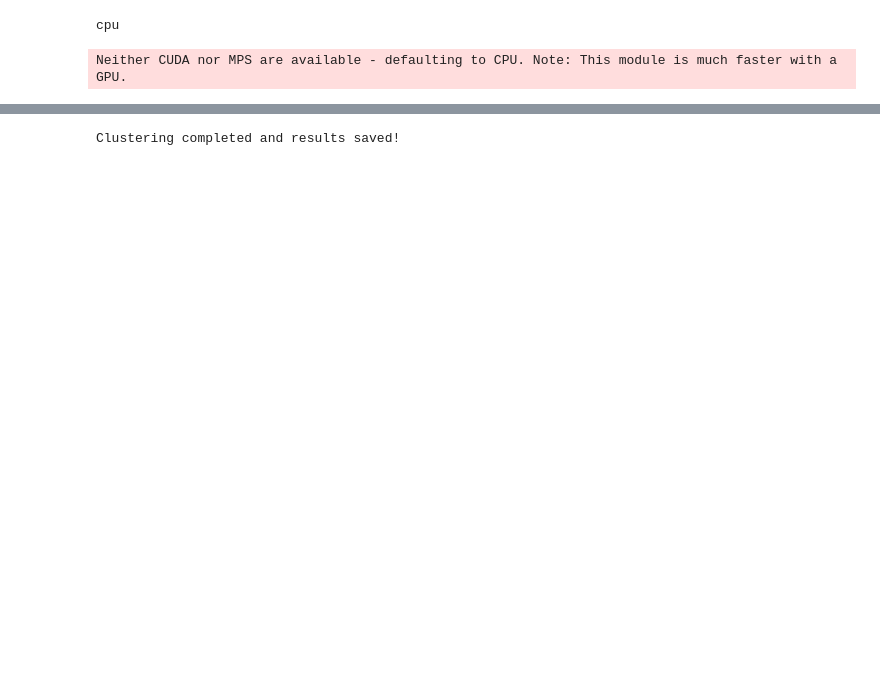
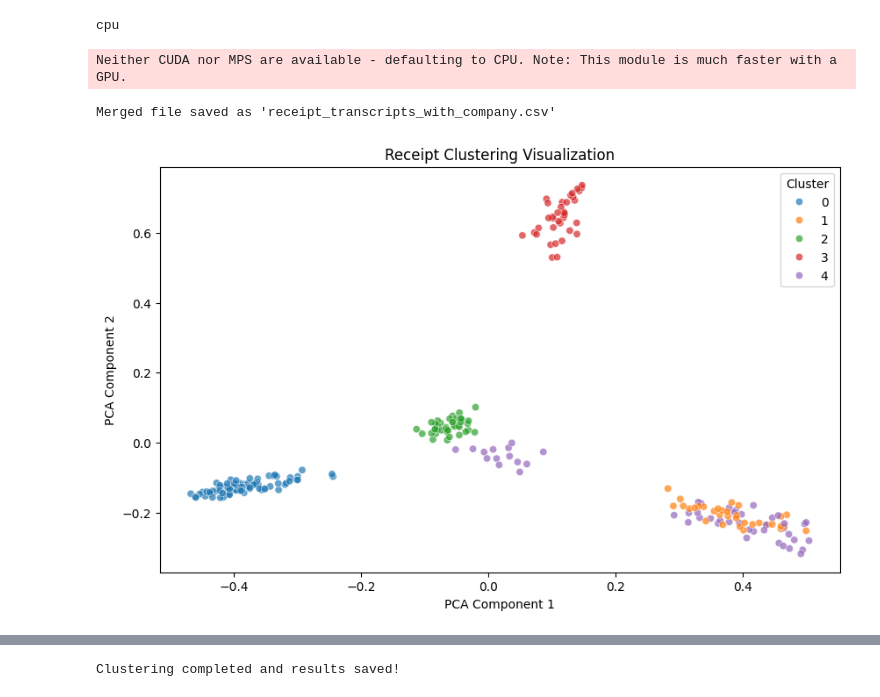
Before and after one commit to VuAnh183/Receipt-Information-Extractor, a Jupyter notebook: CompaniesClustering.ipynb, the cells around one changed output, grey strips where cells are left out. Cells and saved outputs as stored; diff of their text form; code cells hidden in the pictures; blank space fills up the shorter version.

```diff
--- a/CompaniesClustering.ipynb
+++ b/CompaniesClustering.ipynb
@@ -49,9 +51,35 @@ df = pd.DataFrame(ocr_results)
 # %%
 # Save to CSV
 df.to_csv("receipt_transcripts.csv", index=False, encoding="utf-8")
+# %%
+df = pd.read_csv("receipt_transcripts.csv")
+
+# Load the company label CSV
+df_labels = pd.read_csv("receipt_company_labels.csv")
+
+# Extract filename without extensions to match
+df["filename_clean"] = df["filename"].str.replace(".jpg", "", regex=False)
+df_labels["filename_clean"] = df_labels["filename"].str.replace(".txt", "", regex=False)
+
+# Merge based on cleaned filename
+merged_df = df.merge(
+    df_labels[["filename_clean", "company"]],
+    on="filename_clean",
+    how="left"
+)
+
+# Keep only the required fields
+merged_df = merged_df[["filename", "text", "company"]]
+
+# Save to a new CSV file (does NOT overwrite the original)
+merged_df.to_csv("receipt_transcripts_with_company.csv", index=False)
+
+print("Merged file saved as 'receipt_transcripts_with_company.csv'")
+# %% [output]
+Merged file saved as 'receipt_transcripts_with_company.csv'
 # %%
 # Load transcript from the csv file if you don't want to run OCR
-df = pd.read_csv("receipt_transcripts.csv")
+df = pd.read_csv("receipt_transcripts_with_company.csv")
 # %%
 # Feature Extraction using TF-IDF
 vectorizer = TfidfVectorizer(stop_words='english', max_features=1000)
@@ -69,0 +100,11 @@ df["pca2"] = X_pca[:, 1]
+# %%
+# Visualizing the Clusters
+plt.figure(figsize=(10, 6))
+sns.scatterplot(x="PC1", y="PC2", hue="cluster", data=df, palette="tab10", alpha=0.7)
+plt.title("Receipt Clustering Visualization")
+plt.xlabel("PCA Component 1")
+plt.ylabel("PCA Component 2")
+plt.legend(title="Cluster")
+plt.show()
+# %% [output]
+[figure, added]
```
Also changed, not shown: parts of 11 cells of this notebook.
